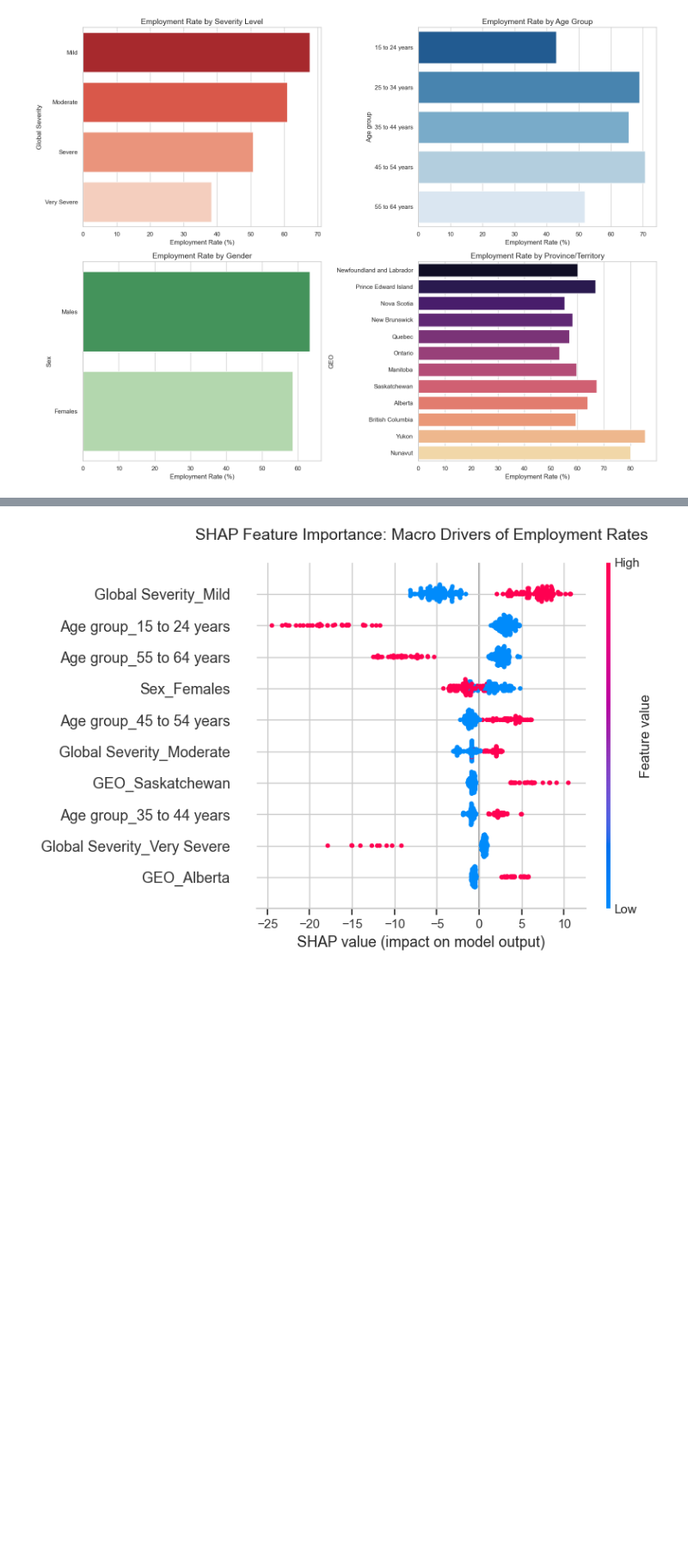
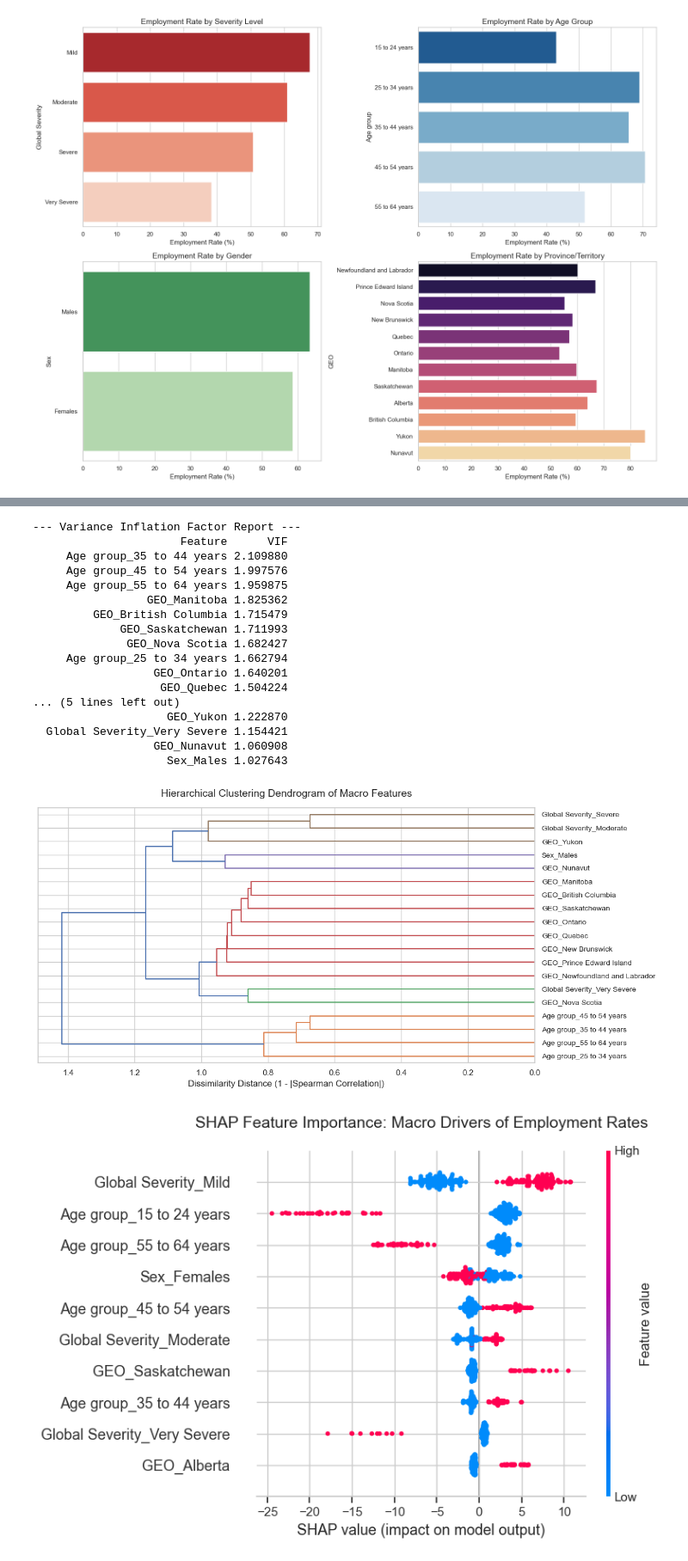
Before and after one commit to diverse-data-hub/diverse-data-hub.github.io, a Jupyter notebook: scripts/labour_force.ipynb, the cells around one changed output, grey strips where cells are left out. Shown at 86% size. Saved outputs shown, nothing was run; the diff lists cells and outputs as text; code cells hidden in the pictures; blank space fills up the shorter version.

```diff
--- a/scripts/labour_force.ipynb
+++ b/scripts/labour_force.ipynb
@@ -240 +283,70 @@ plt.show()
+# %%
+from scipy.spatial.distance import squareform
+from statsmodels.stats.outliers_influence import variance_inflation_factor
+from statsmodels.tools.tools import add_constant
+
+# Ensure your features are encoded with drop_first=True
+features = ['GEO', 'Sex', 'Age group', 'Global Severity']
+X = pd.get_dummies(clean_labour_force[features], drop_first=True, dtype=int)
+
+# ==========================================
+# 1. CALCULATE VARIANCE INFLATION FACTOR (VIF)
+# ==========================================
+
+# VIF requires an explicit intercept constant to evaluate baseline collinearity
+X_vif = add_constant(X)
+
+vif_df = pd.DataFrame()
+vif_df["Feature"] = X_vif.columns
+vif_df["VIF"] = [variance_inflation_factor(X_vif.values, i) for i in range(X_vif.shape[1])]
+
+# Drop the artificial constant row from your final report for clean reading
+vif_df = vif_df[vif_df["Feature"] != "const"].sort_values(by="VIF", ascending=False)
+
+print("--- Variance Inflation Factor Report ---")
+print(vif_df.to_string(index=False))
+
+
+# ==========================================
+# 2. PLOT HIERARCHICAL CLUSTERING DENDROGRAM
+# ==========================================
+
+# Use Spearman correlation to capture non-linear monotonic relationships between categories
+corr = X.corr(method='spearman').fillna(0).values
+corr_condensed = squareform(1 - np.abs(corr))
+
+# Link clusters using Ward's minimum variance method
+z = hierarchy.ward(corr_condensed)
+
+plt.figure(figsize=(12, 6))
+hierarchy.dendrogram(
+    z,
+    labels=X.columns,
+    orientation='left',  # Left orientation makes long feature names easy to read
+    leaf_font_size=10
+)
+
+plt.title("Hierarchical Clustering Dendrogram of Macro Features", fontsize=14, pad=15)
+plt.xlabel("Dissimilarity Distance (1 - |Spearman Correlation|)")
+plt.tight_layout()
+plt.show()
+# %% [output]
+--- Variance Inflation Factor Report ---
+                      Feature      VIF
+     Age group_35 to 44 years 2.109880
+     Age group_45 to 54 years 1.997576
+     Age group_55 to 64 years 1.959875
+                 GEO_Manitoba 1.825362
+         GEO_British Columbia 1.715479
+             GEO_Saskatchewan 1.711993
+              GEO_Nova Scotia 1.682427
+     Age group_25 to 34 years 1.662794
+                  GEO_Ontario 1.640201
+                   GEO_Quebec 1.504224
+... (5 lines left out)
+                    GEO_Yukon 1.222870
+  Global Severity_Very Severe 1.154421
+                  GEO_Nunavut 1.060908
+                    Sex_Males 1.027643
+[figure, added]
 # %%
```
Also changed, not shown: parts of 6 cells of this notebook.
